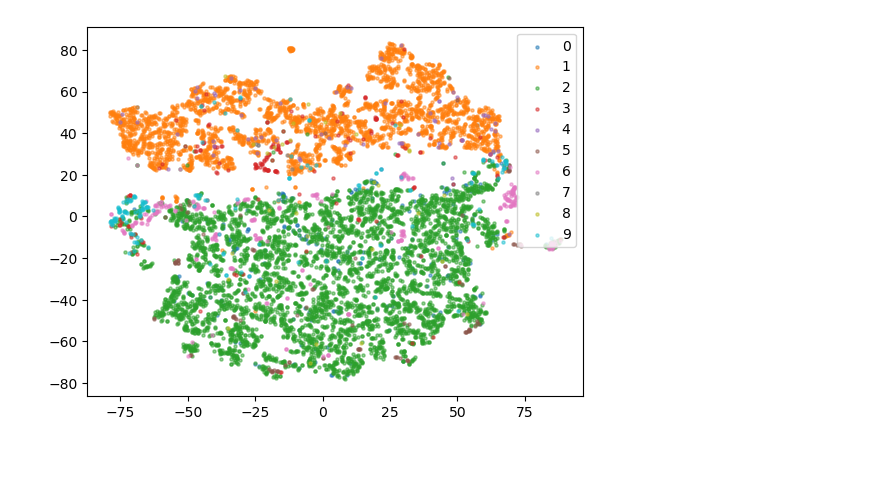
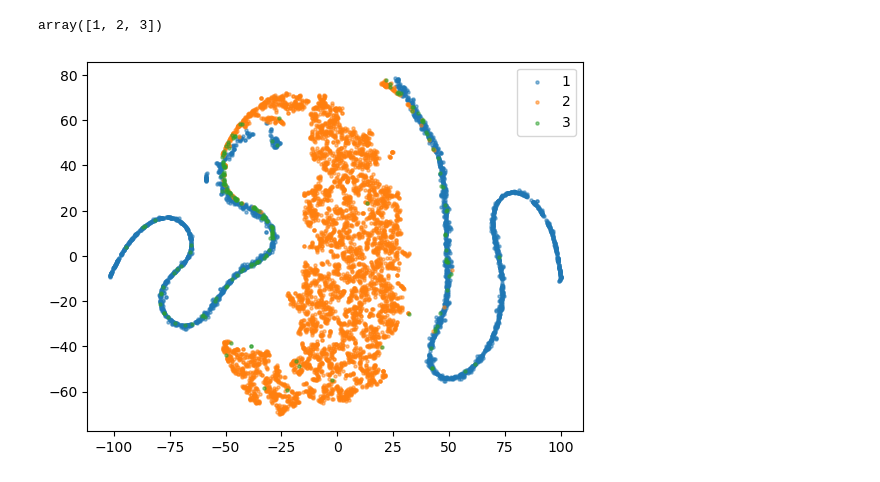
Before and after one commit to RunwuShi/Animal, a Jupyter notebook: analysis.ipynb, the cells around one changed output. Saved outputs shown, nothing was run; the diff lists cells and outputs as text; code cells hidden in the pictures.

```diff
--- a/analysis.ipynb
+++ b/analysis.ipynb
@@ -85,30 +128,37 @@ for mel, lenx, indi_mel, ctID, cID in tqdm(analy_loader):
+# %%
+used_label = total_ctID
+unique_labels = np.unique(used_label)
+unique_labels
+# %% [output]
+array([1, 2, 3])
 # %%
 from sklearn.manifold import TSNE
 
 # call type
 total_z_con_1D = []
-for i in total_z_con_log_std: # content miu: total_z_con_mu content var: total_z_con_log_std
-    total_z_con_1D.append(i.mean(2))
+for i in total_z_con_mu: # total_z_con; content miu: total_z_con_mu; content var: total_z_con_log_std
+    total_z_con_1D.append(i.sum(2))
 
 # tsne
 total_z_con_1D = np.array(total_z_con_1D).squeeze()
-tsne = TSNE(n_components=2, perplexity=30)
+tsne = TSNE(n_components = 2, perplexity = 30, n_iter = 1000)
 
 data_2d = tsne.fit_transform(total_z_con_1D) # cnontent
 
 # Get unique labels
-unique_labels = np.unique(total_ctID)
+used_label = total_ctID
+unique_labels = np.unique(used_label)
 
 # Plot the transformed data with labels
 for label in unique_labels:
     # Select data for this label
-    data_for_label = data_2d[np.all(total_ctID == label, axis=1)]
+    data_for_label = data_2d[np.all(used_label == label, axis=1)]
 
     # Plot the data for this label with a label for the legend
     plt.scatter(data_for_label[:, 0], data_for_label[:, 1], label=label, alpha=0.5, s=5)
 
 # Add a legend
 plt.legend()
 plt.show()
 # %% [output]
-[figure, old version]
+[figure, new version]
```
Also changed, not shown: parts of 5 cells of this notebook, 33 other files.
